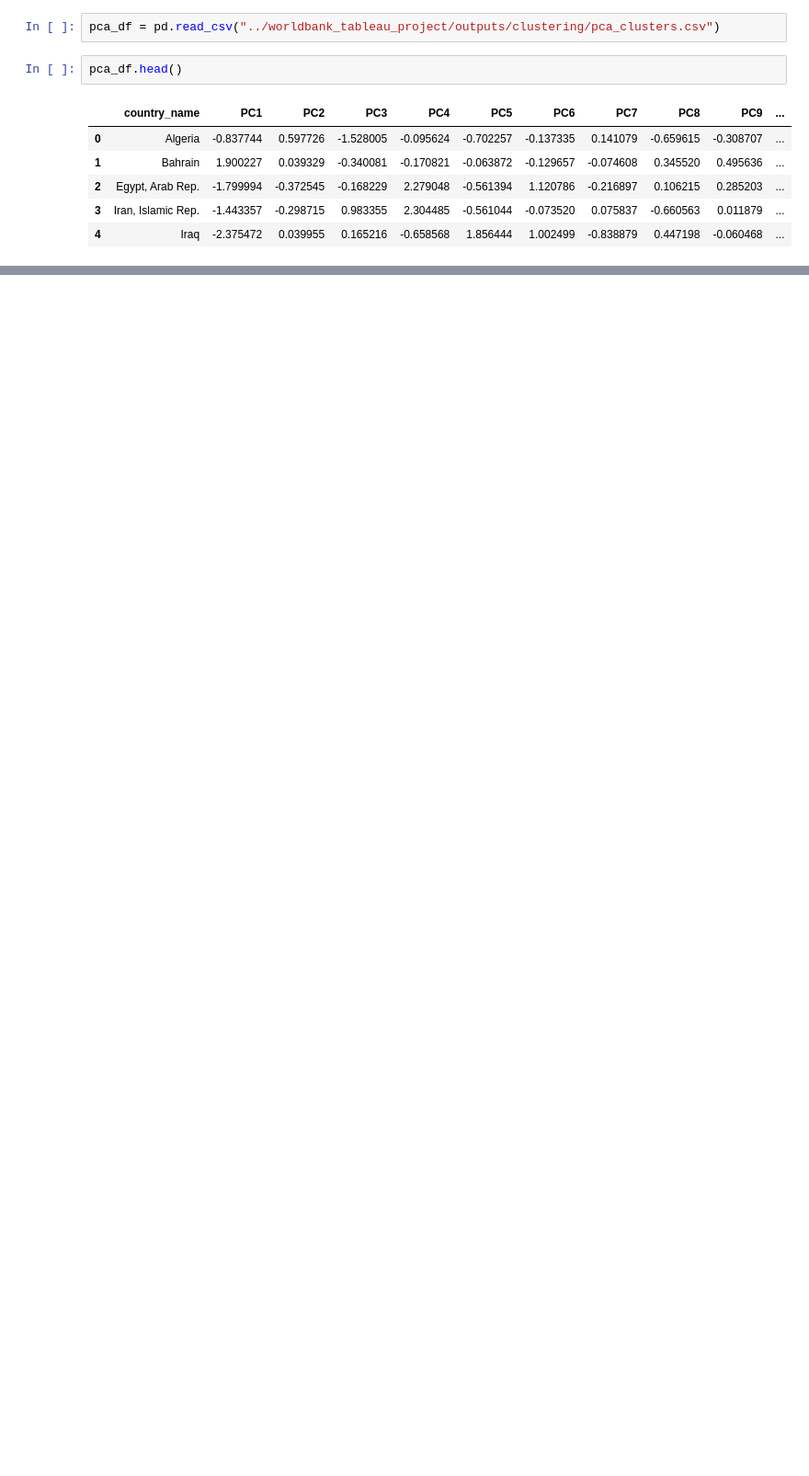
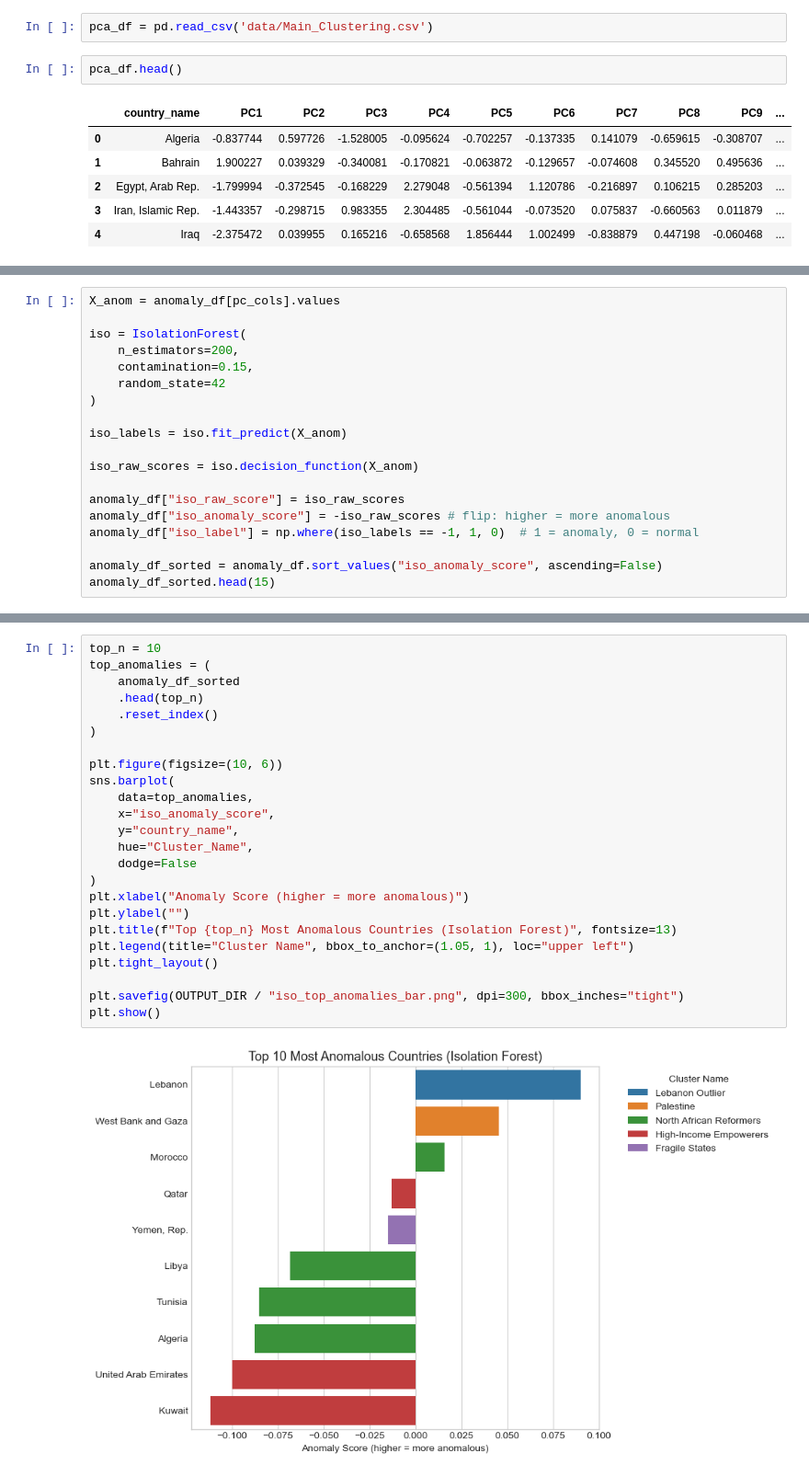
Before and after one commit to daniehben/worldbank-api-pipeline, a Jupyter notebook: notebooks/Anomaly.ipynb, the cells around one changed output, grey strips where cells are left out. Shown at 92% size. Cells and saved outputs as stored; diff of their text form; blank space fills up the shorter version.

Commit message:
Audited and fixed models + Cleaned outputs and data

```diff
--- a/notebooks/Anomaly.ipynb
+++ b/notebooks/Anomaly.ipynb
@@ -36,7 +36,7 @@ print("✅ Working directory changed to:", os.getcwd())
 # %% [output]
 ✅ Working directory changed to: /Users/daniehbenotman/Desktop/worldbank_tableau_project
 # %%
-pca_df = pd.read_csv("../worldbank_tableau_project/outputs/clustering/pca_clusters.csv")
+pca_df = pd.read_csv('data/Main_Clustering.csv')
 # %%
 pca_df.head()
 # %% [output]
@@ -219,0 +75,19 @@ Saved: PC1 vs anomaly scatter plot
+# %%
+X_anom = anomaly_df[pc_cols].values
+
+iso = IsolationForest(
+    n_estimators=200,
+    contamination=0.15,
+    random_state=42
+)
+
+iso_labels = iso.fit_predict(X_anom)
+
+iso_raw_scores = iso.decision_function(X_anom)
+
+anomaly_df["iso_raw_score"] = iso_raw_scores
+anomaly_df["iso_anomaly_score"] = -iso_raw_scores # flip: higher = more anomalous
+anomaly_df["iso_label"] = np.where(iso_labels == -1, 1, 0)  # 1 = anomaly, 0 = normal
+
+anomaly_df_sorted = anomaly_df.sort_values("iso_anomaly_score", ascending=False)
+anomaly_df_sorted.head(15)
@@ -219,0 +120,26 @@ Saved: PC1 vs anomaly scatter plot
+# %%
+top_n = 10
+top_anomalies = (
+    anomaly_df_sorted
+    .head(top_n)
+    .reset_index()
+)
+
+plt.figure(figsize=(10, 6))
+sns.barplot(
+    data=top_anomalies,
+    x="iso_anomaly_score",
+    y="country_name",
+    hue="Cluster_Name",
+    dodge=False
+)
+plt.xlabel("Anomaly Score (higher = more anomalous)")
+plt.ylabel("")
+plt.title(f"Top {top_n} Most Anomalous Countries (Isolation Forest)", fontsize=13)
+plt.legend(title="Cluster Name", bbox_to_anchor=(1.05, 1), loc="upper left")
+plt.tight_layout()
+
+plt.savefig(OUTPUT_DIR / "iso_top_anomalies_bar.png", dpi=300, bbox_inches="tight")
+plt.show()
+# %% [output]
+[figure, added]
```
Also changed, not shown: parts of 54 cells of this notebook, 23 other files.
